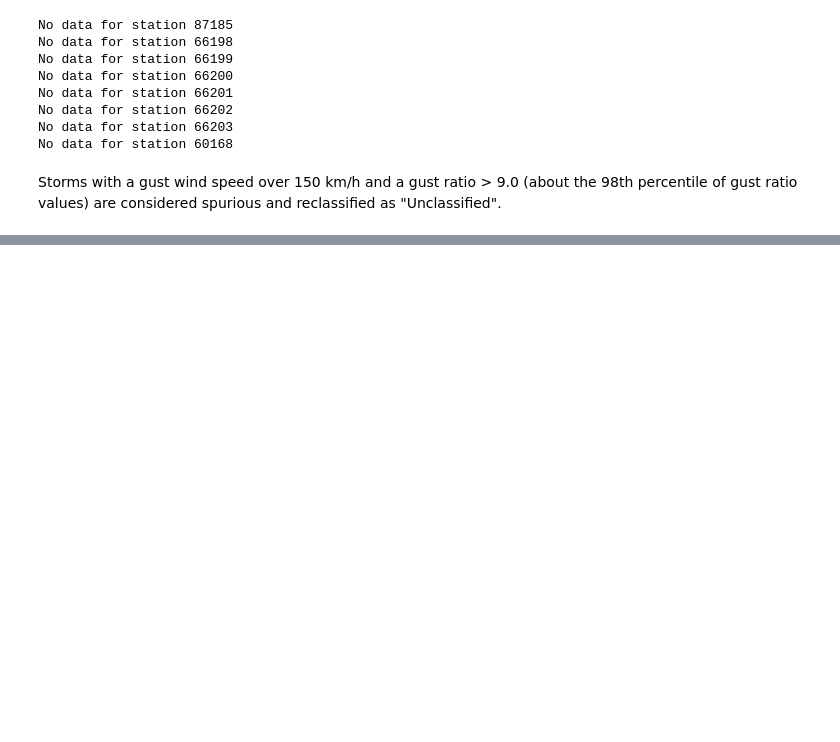
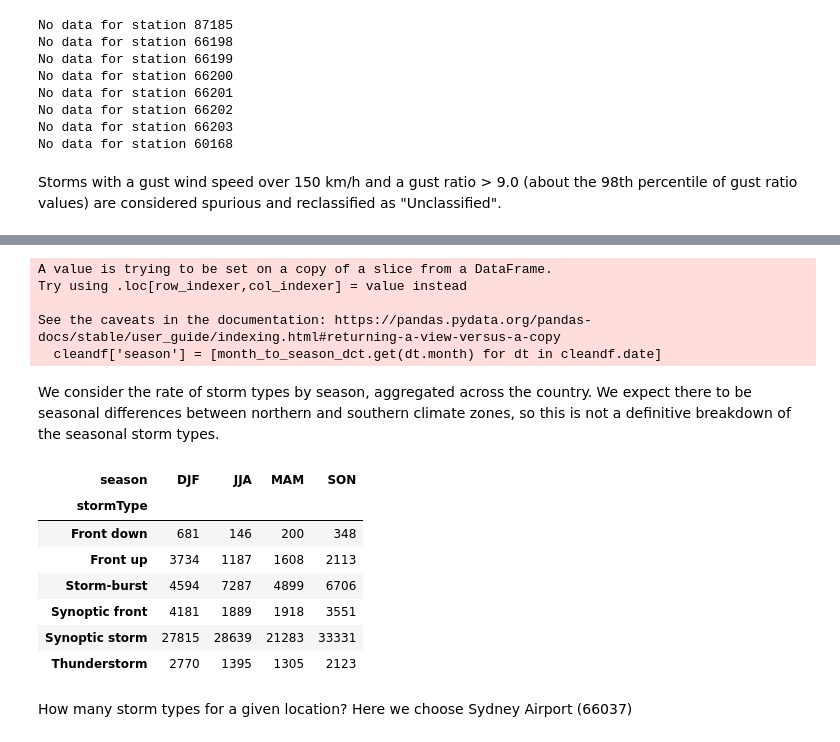
Before and after one commit to GeoscienceAustralia/nhi-process, a Jupyter notebook: analysis/obs/analyseStormEventTypes.ipynb, the cells around one changed output, grey strips where cells are left out. Saved outputs shown, nothing was run; the diff lists cells and outputs as text; code cells hidden in the pictures; blank space fills up the shorter version.

```diff
--- a/analysis/obs/analyseStormEventTypes.ipynb
+++ b/analysis/obs/analyseStormEventTypes.ipynb
@@ -89,0 +133,32 @@ sns.displot(data=datadf.loc[~datadf.stormType.isin(['Spike', 'Unclassified'])],
+# %%
+month_to_season_dct = {
+    1: 'DJF', 2: 'DJF',
+    3: 'MAM', 4: 'MAM', 5: 'MAM',
+    6: 'JJA', 7: 'JJA', 8: 'JJA',
+    9: 'SON', 10: 'SON', 11: 'SON',
+    12: 'DJF'
+}
+
+cleandf = datadf.loc[~datadf.stormType.isin(['Spike', 'Unclassified'])]
+cleandf['season'] = [month_to_season_dct.get(dt.month) for dt in cleandf.date]
+# %% [output]
+A value is trying to be set on a copy of a slice from a DataFrame.
+Try using .loc[row_indexer,col_indexer] = value instead
+
+See the caveats in the documentation: https://pandas.pydata.org/pandas-docs/stable/user_guide/indexing.html#returning-a-view-versus-a-copy
+  cleandf['season'] = [month_to_season_dct.get(dt.month) for dt in cleandf.date]
+# %% [markdown]
+We consider the rate of storm types by season, aggregated across the country. We expect there to be seasonal differences between northern and southern climate zones, so this is not a definitive breakdown of the seasonal storm types.
+# %%
+pd.pivot_table(cleandf, index=['stormType'], columns=['season'], aggfunc='count')['DD']
+# %% [output]
+| season | DJF | JJA | MAM | SON |
+| stormType |  |  |  |  |
+| Front down | 681 | 146 | 200 | 348 |
+| Front up | 3734 | 1187 | 1608 | 2113 |
+| Storm-burst | 4594 | 7287 | 4899 | 6706 |
+| Synoptic front | 4181 | 1889 | 1918 | 3551 |
+| Synoptic storm | 27815 | 28639 | 21283 | 33331 |
+| Thunderstorm | 2770 | 1395 | 1305 | 2123 |
+# %% [markdown]
+How many storm types for a given location? Here we choose Sydney Airport (66037)
```
Also changed, not shown: parts of 7 cells of this notebook.
